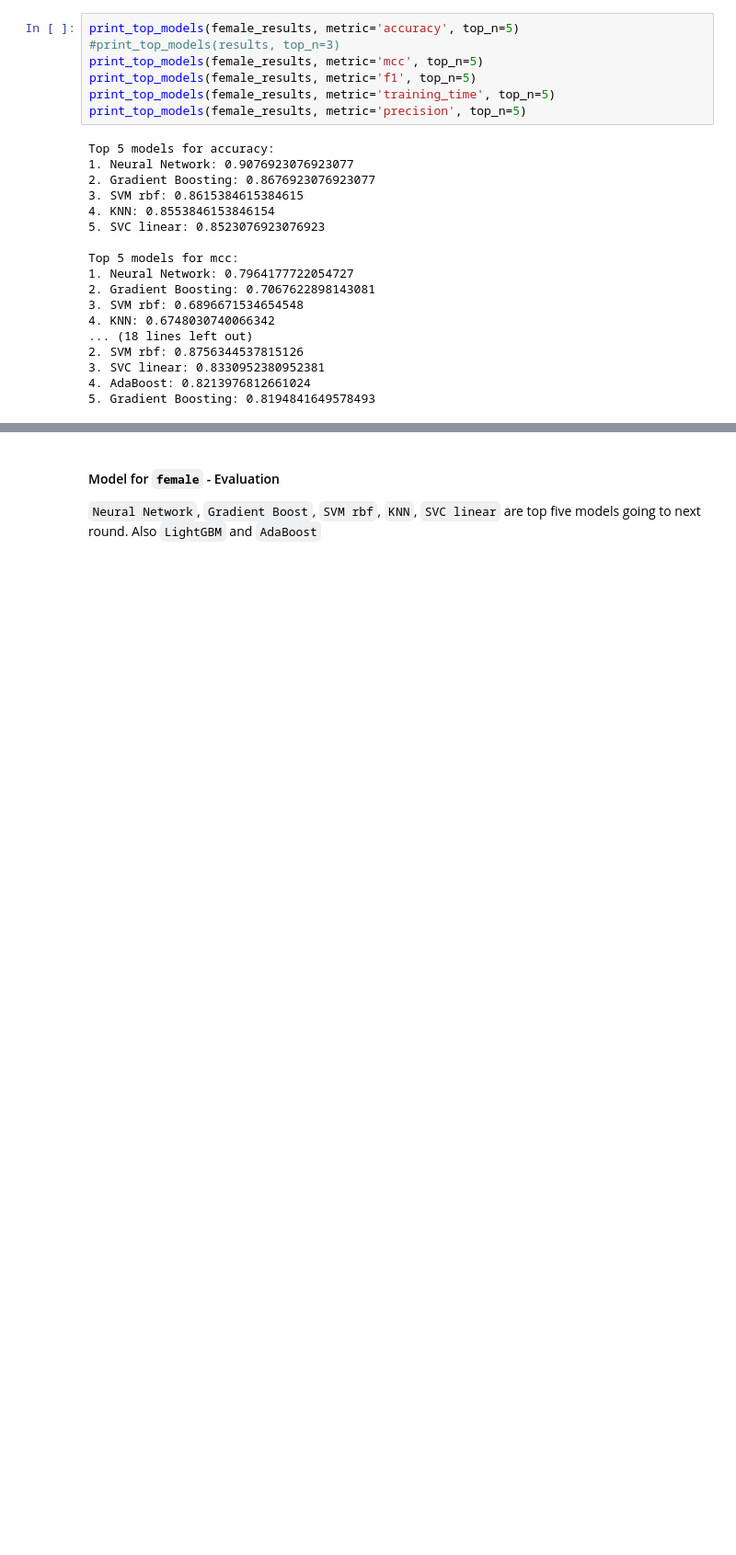
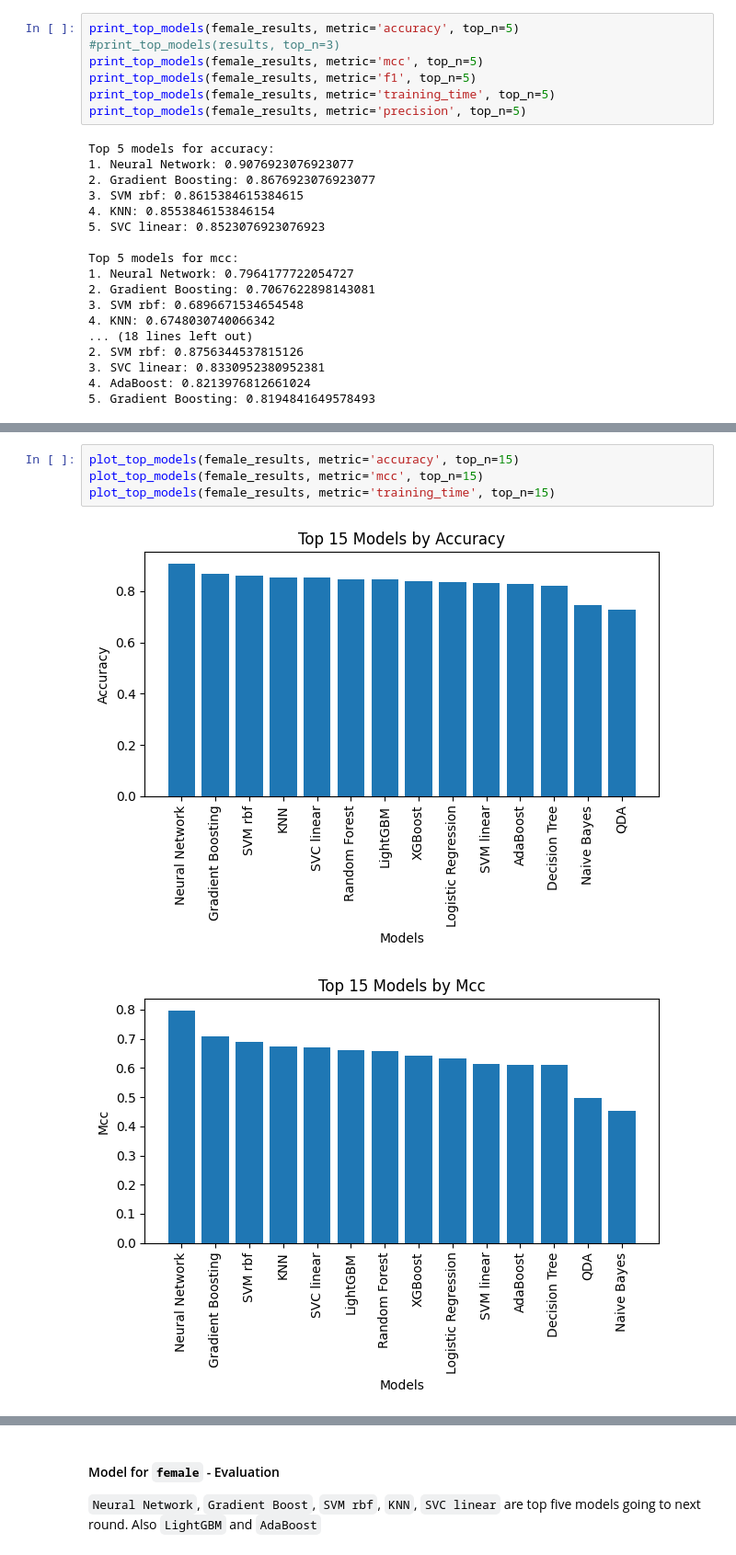
Before and after one commit to zoonalink/IGP-depresjon-MF, a Jupyter notebook: model/02-baseline-models.ipynb, the cells around one changed output, grey strips where cells are left out. Shown: that part at 92% size. Cells and saved outputs as stored; diff of their text form; blank space fills up the shorter version.

```diff
--- a/model/02-baseline-models.ipynb
+++ b/model/02-baseline-models.ipynb
@@ -139,3 +180,10 @@ plot_top_models(female_results, metric='training_time', top_n=5)
 # %% [output]
 [figure]
 [figure]
+# %%
+plot_top_models(female_results, metric='accuracy', top_n=15)
+plot_top_models(female_results, metric='mcc', top_n=15)
+plot_top_models(female_results, metric='training_time', top_n=15)
+# %% [output]
+[figure, added]
+[figure, added]
```
Also changed, not shown: parts of 7 cells of this notebook, 44 other files.
